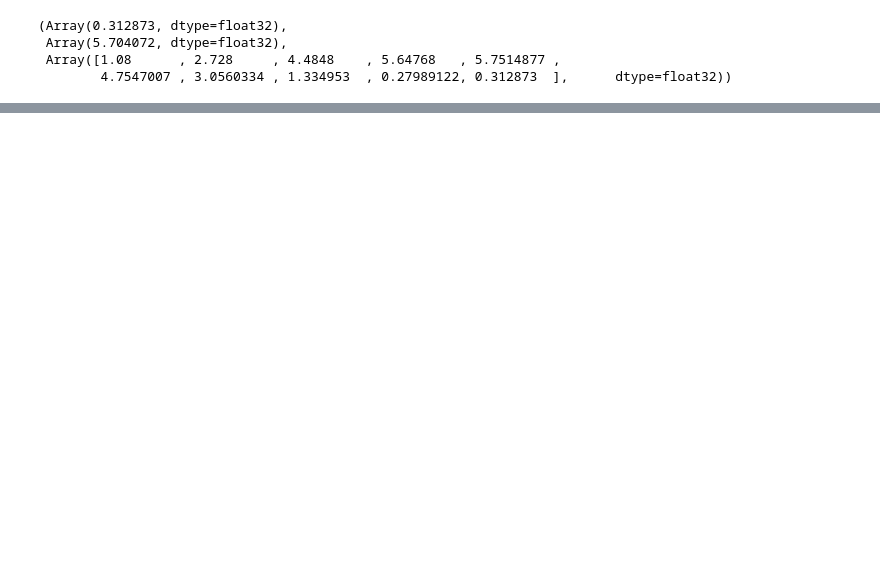
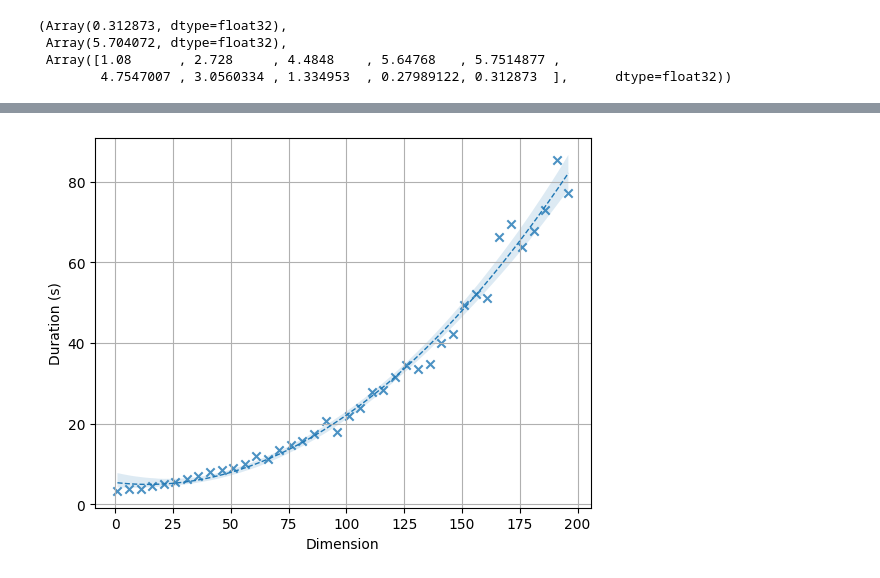
Before and after one commit to Snailed/thesis-code, a Jupyter notebook: notebooks/hmc-jax-implementation/hmc-implementation.ipynb, the cells around one changed output, grey strips where cells are left out. Cells and saved outputs as stored; diff of their text form; code cells hidden in the pictures; blank space fills up the shorter version.

```diff
--- a/notebooks/hmc-jax-implementation/hmc-implementation.ipynb
+++ b/notebooks/hmc-jax-implementation/hmc-implementation.ipynb
@@ -255,0 +321,30 @@ Video("donut_hmc.mp4")
+# %%
+import time
+from tqdm import trange
+class GaussianPDF():
+    def __init__(self, var=0.05):
+        self.var = var
+
+    def __call__(self, x):
+        return jax.scipy.stats.norm.pdf(x, loc=0, scale=jnp.sqrt(self.var))
+
+    @partial(jax.jit, static_argnums=(0,))
+    def log_density(self, x):
+        return jax.scipy.stats.norm.logpdf(x, loc=0, scale=jnp.sqrt(self.var))
+
+    @partial(jax.jit, static_argnums=(0,))
+    def grad_log_density(self, x):
+        return jax.grad(jax.scipy.stats.multivariate_normal.logpdf)(x, mean=jnp.zeros_like(x), cov=jnp.sqrt(self.var)*jnp.eye(x.shape[0]))
+
+def get_init(key, dim):
+    return jax.random.normal(key, (dim,))
+
+results = []
+for i in trange(1,200,5):
+    key, key_, key__ = jax.random.split(key, 3)
+    b = time.time()
+    hmc(key_, GaussianPDF(var=5), lambda: get_init(key__, i), step_size=0.01)
+    a = time.time()
+    results.append({
+        "delta": a - b
+    })
@@ -255,0 +355,14 @@ Video("donut_hmc.mp4")
+# %%
+import pandas as pd
+import seaborn as sns
+df = pd.DataFrame(results)
+df.index = range(1,200, 5)
+df["dimension"] = df.index
+#plt.plot(df.index.to_series(), df.delta, "x")
+sns.regplot(df, x="dimension", y="delta", order=2, marker="x", line_kws={"linewidth": 1.0, "linestyle": "--"})
+plt.xlabel("Dimension")
+plt.ylabel("Duration (s)")
+plt.grid()
+plt.savefig("hmc-dimensions.png")
+# %% [output]
+[figure, added]
```
Also changed, not shown: parts of 12 cells of this notebook, 14 other files.
